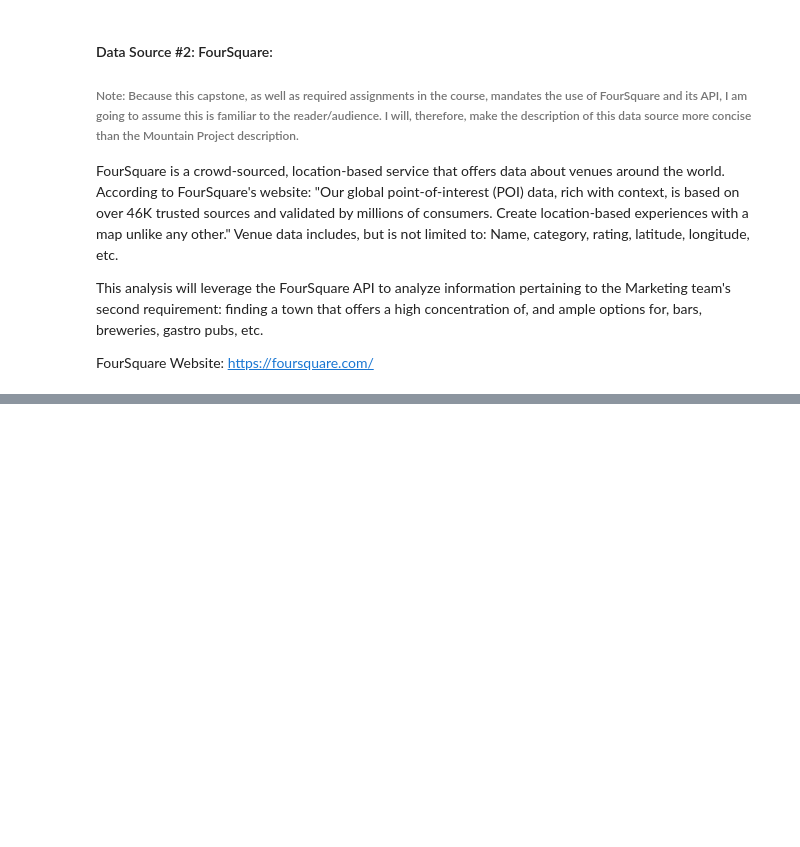
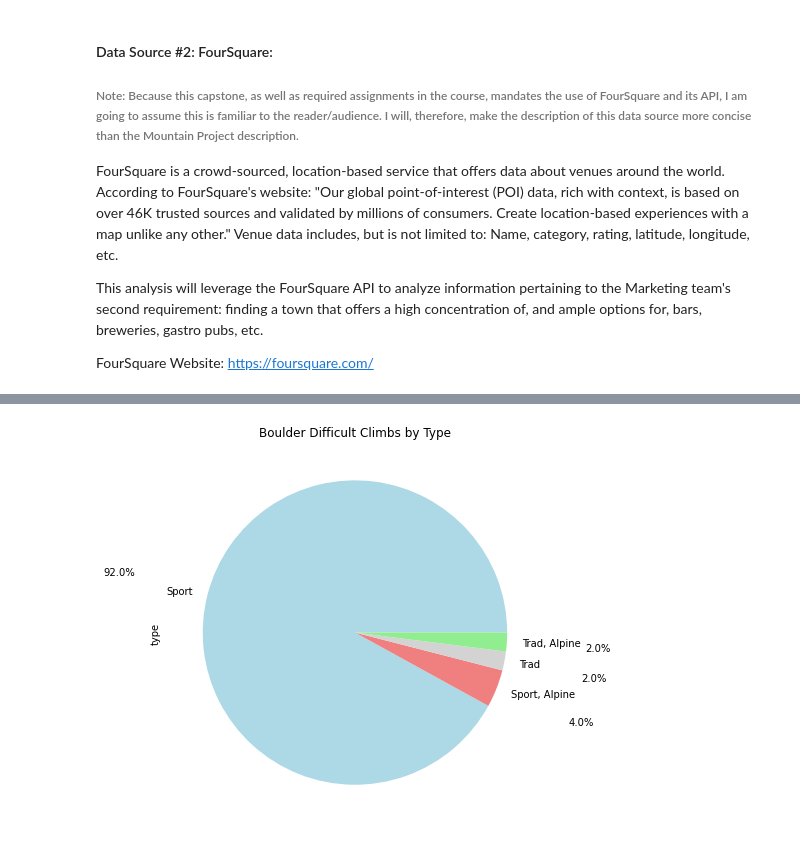
Before and after one commit to temcginley/Coursera_Capstone, a Jupyter notebook: Final Capstone Assignment.ipynb, the cells around one changed output, grey strips where cells are left out. Cells and saved outputs as stored; diff of their text form; code cells hidden in the pictures; blank space fills up the shorter version.

```diff
--- a/Final Capstone Assignment.ipynb
+++ b/Final Capstone Assignment.ipynb
@@ -53,0 +371,10 @@ FourSquare Website:  https://foursquare.com/
+# %%
+
+BOTypes = nearby_routesBO['type'].value_counts().plot(kind='pie',
+                                                        figsize=(19,7),
+                                                        colors = ('lightblue','lightcoral','lightgrey','lightgreen'),
+                                                        autopct='%1.1f%%',
+                                                        pctdistance = 1.6,
+                                                        title="Boulder Difficult Climbs by Type")
+# %% [output]
+[figure, added]
```
Also changed, not shown: parts of 58 cells of this notebook.
